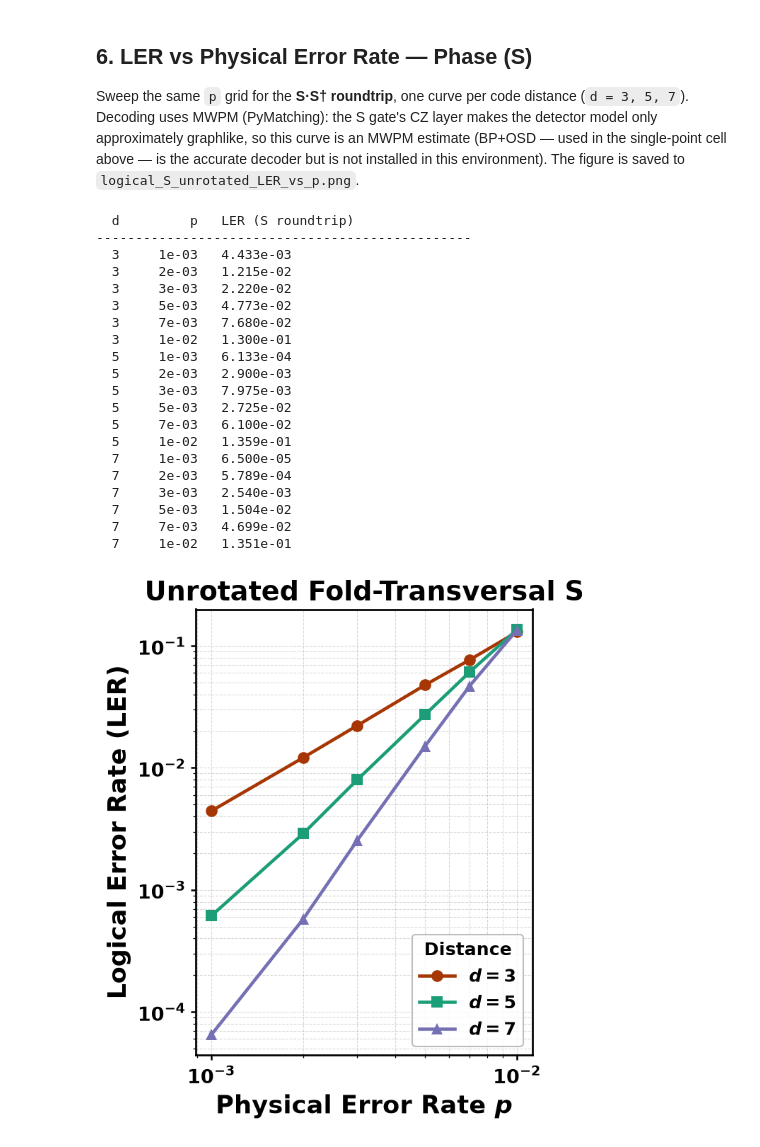
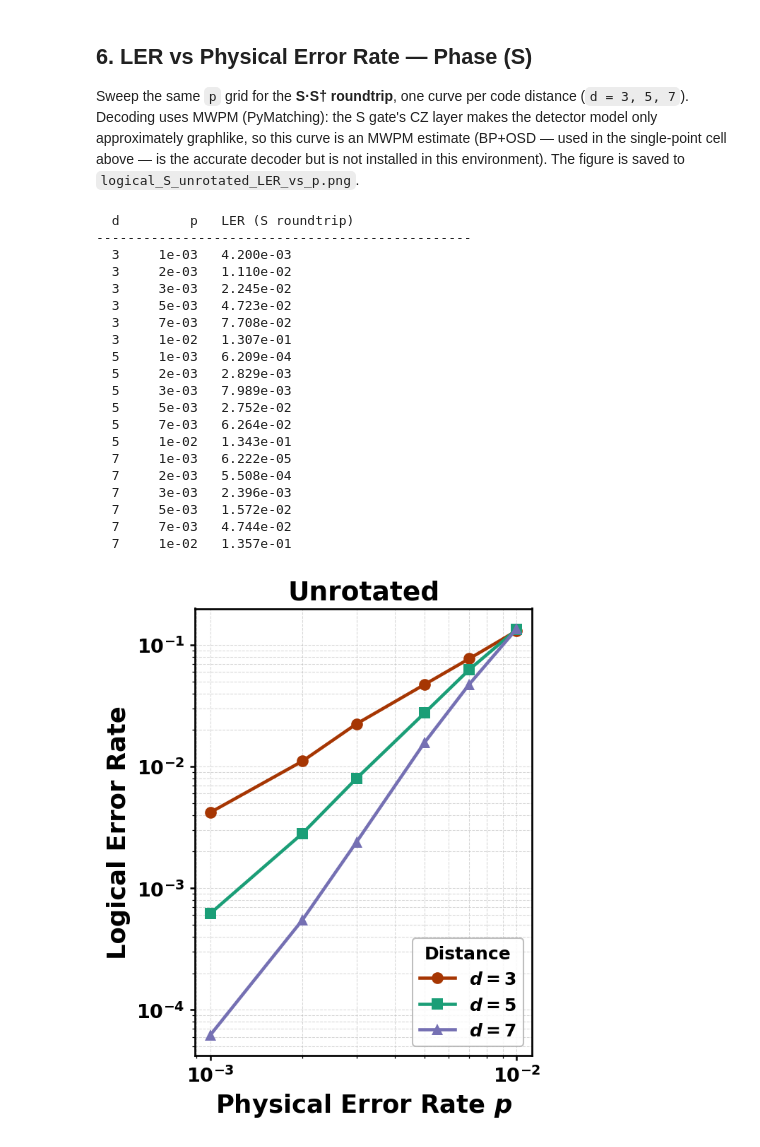
Before and after one commit to QuTone/LightStim, a Jupyter notebook: notebooks/LogicalOps/logical_H_S_unrotated.ipynb, the cells around one changed output. Drawn from its saved outputs; the diff is of its cells as text; code cells hidden in the pictures.

```diff
--- a/notebooks/LogicalOps/logical_H_S_unrotated.ipynb
+++ b/notebooks/LogicalOps/logical_H_S_unrotated.ipynb
@@ -167,9 +167,9 @@ MARKERS   = {3: "o", 5: "s", 7: "^"}
 
 sweep_pipeline = SimulationPipeline(
     decoder_config=DecoderConfig("pymatching", backend="cpu"),
-    max_shots=200_000,
-    max_errors=60,
-    num_workers=8,
+    max_shots=100_000_000,
+    max_errors=200,
+    num_workers=32,
     print_progress=False,
 )
 
@@ -207,8 +207,8 @@ for dd in DISTANCES:
                                  markersize=8, markeredgecolor="none", label=f"$d = {dd}$"))
 
 ax.set_xlabel("Physical Error Rate $p$")
-ax.set_ylabel("Logical Error Rate (LER)")
-ax.set_title("Unrotated Transversal H")
+ax.set_ylabel("Logical Error Rate")
+ax.set_title("Unrotated")
 ax.grid(True, which="both", ls="--", linewidth=0.5, alpha=0.5)
 bold_ticks(ax)
 leg = ax.legend(handles=proxies, title="Distance", loc="lower right",
@@ -264,51 +264,51 @@ for dd in DISTANCES:
         noise = NoiseConfig(p_idle=pp, p_1q=pp, p_2q=pp, p_meas=pp, p_reset=pp)
         v = ler_S(dd, noise)
         ler_curves_S[dd].append(v)
         print(f"{dd:>3} {pp:>9.0e}   {v:.3e}")
 
 apply_paper_style()
 fig, ax = plt.subplots(figsize=(4.5, 5.5))
 proxies = []
 for dd in DISTANCES:
     color  = PALETTE_DISTANCE.get(dd, "gray")
     marker = MARKERS.get(dd, "o")
     _y = np.array(ler_curves_S[dd], dtype=float)
     _y[_y <= 0] = np.nan  # drop zero-error points (e.g. d=7 low-p) from the log plot
     ax.loglog(P_SWEEP, _y, marker=marker, color=color,
               linestyle="-", markeredgecolor="none")
     proxies.append(mlines.Line2D([], [], color=color, ls="-", marker=marker,
                                  markersize=8, markeredgecolor="none", label=f"$d = {dd}$"))
 
 ax.set_xlabel("Physical Error Rate $p$")
-ax.set_ylabel("Logical Error Rate (LER)")
-ax.set_title("Unrotated Fold-Transversal S")
+ax.set_ylabel("Logical Error Rate")
+ax.set_title("Unrotated")
 ax.grid(True, which="both", ls="--", linewidth=0.5, alpha=0.5)
 bold_ticks(ax)
 leg = ax.legend(handles=proxies, title="Distance", loc="lower right",
                 frameon=True, framealpha=0.85)
 leg.get_title().set_fontweight("bold")
 fig.tight_layout()
 fig.savefig("logical_S_unrotated_LER_vs_p.png", dpi=150, bbox_inches="tight")
 plt.show()
 # %% [output]
   d         p   LER (S roundtrip)
 ------------------------------------------------
-  3     1e-03   4.433e-03
-  3     2e-03   1.215e-02
-  3     3e-03   2.220e-02
-  3     5e-03   4.773e-02
-  3     7e-03   7.680e-02
-  3     1e-02   1.300e-01
-  5     1e-03   6.133e-04
-  5     2e-03   2.900e-03
-  5     3e-03   7.975e-03
-  5     5e-03   2.725e-02
-  5     7e-03   6.100e-02
-  5     1e-02   1.359e-01
-  7     1e-03   6.500e-05
-  7     2e-03   5.789e-04
-  7     3e-03   2.540e-03
-  7     5e-03   1.504e-02
-  7     7e-03   4.699e-02
-  7     1e-02   1.351e-01
+  3     1e-03   4.200e-03
+  3     2e-03   1.110e-02
+  3     3e-03   2.245e-02
+  3     5e-03   4.723e-02
+  3     7e-03   7.708e-02
+  3     1e-02   1.307e-01
+  5     1e-03   6.209e-04
+  5     2e-03   2.829e-03
+  5     3e-03   7.989e-03
+  5     5e-03   2.752e-02
+  5     7e-03   6.264e-02
+  5     1e-02   1.343e-01
+  7     1e-03   6.222e-05
+  7     2e-03   5.508e-04
+  7     3e-03   2.396e-03
+  7     5e-03   1.572e-02
+  7     7e-03   4.744e-02
+  7     1e-02   1.357e-01
-[figure, old version]
+[figure, new version]
```
Also changed, not shown: parts of 3 cells of this notebook, 11 other files.
